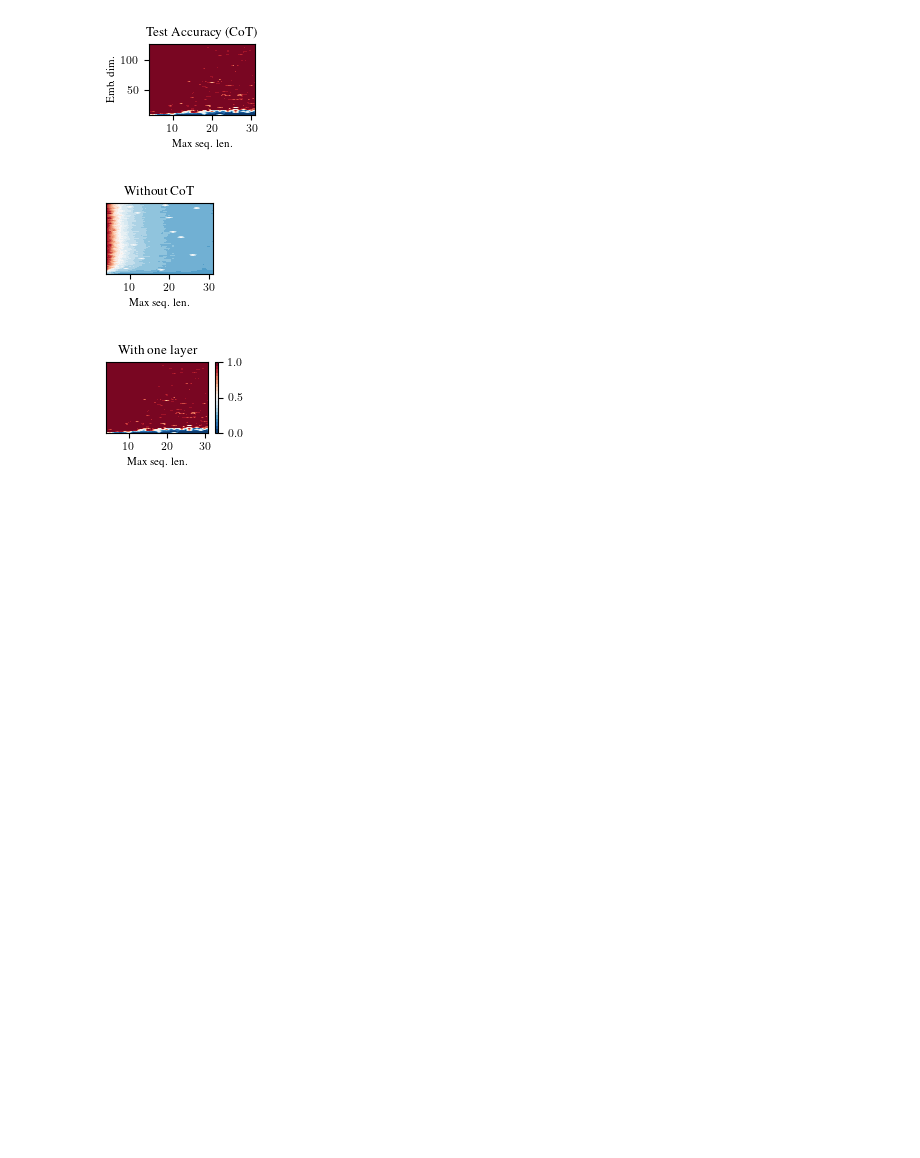
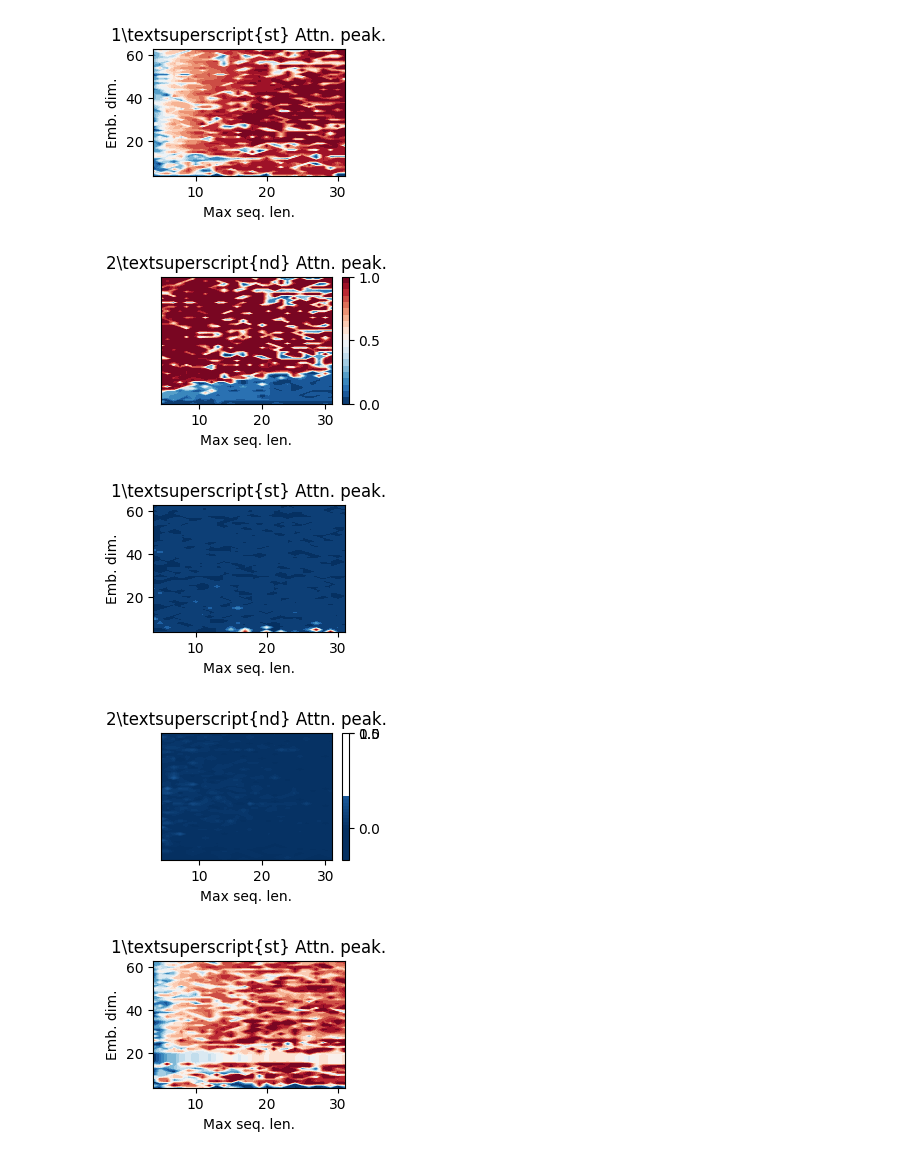
Before and after one commit to fairinternal/composable-llm, a Jupyter notebook: notebooks/show_scaling.ipynb, the cells around one changed output. Cells and saved outputs as stored; diff of their text form; code cells hidden in the pictures; blank space fills up the shorter version.

```diff
--- a/notebooks/show_scaling.ipynb
+++ b/notebooks/show_scaling.ipynb
@@ -53,0 +58,13 @@ for Zi in (
+# %%
+ind = -5
+for pb in problems:
+    data = Z2[pb]
+    X, Y = np.meshgrid(x, y)
+    fig, ax = plt.subplots(1, 1, figsize=(.25 * WIDTH, .25 * HEIGHT))
+    a = ax.contourf(X, Y, data[:, :, ind].T, cmap='RdBu_r', vmin=0, vmax=1, levels=20)
+    c = fig.colorbar(a)
+    c.set_ticks([0, .5, 1])
+    ax.set_xlabel('Max seq. len.')
+    ax.set_ylabel('Emb. dim.')
+    ax.set_title(f'Test Accuracy {pb}')
+    # fig.savefig('polynomial.pdf', bbox_inches='tight')
@@ -54,39 +76,30 @@ for Zi in (
 # %%
-data = Z2[pb1]
-X, Y = np.meshgrid(x, y)
-fig, ax = plt.subplots(1, 1, figsize=(.25 * WIDTH, .25 * HEIGHT))
-a = ax.contourf(X, Y, data[:, :, -1].T, cmap='RdBu_r', vmin=0, vmax=1, levels=20)
-# c = fig.colorbar(a)
-# c.set_ticks([0, .5, 1])
-ax.set_xlabel('Max seq. len.')
-ax.set_ylabel('Emb. dim.')
-ax.set_title('Test Accuracy (CoT)')
-fig.savefig('polynomial.pdf', bbox_inches='tight')
+for pb in problems:
+    data = Z3[pb]
+    X, Y = np.meshgrid(x, y)
+    fig, ax = plt.subplots(1, 1, figsize=(.45 * WIDTH, .45 * HEIGHT))
+    a = ax.contourf(X, Y, data[:, :, ind].T, cmap='RdBu_r', vmin=0, vmax=1, levels=20)
+    # c = fig.colorbar(a)
+    # c.set_ticks([0, .5, 1])
+    ax.set_xlabel('Max seq. len.')
+    ax.set_ylabel('Emb. dim.')
+    ax.set_title(r'1\textsuperscript{st} Attn. peak.')
+    # fig.savefig('parity_attn0.pdf', bbox_inches='tight')
 
-data = Z2[pb2]
-X, Y = np.meshgrid(x, y)
-fig, ax = plt.subplots(1, 1, figsize=(.25 * WIDTH, .25 * HEIGHT))
-a = ax.contourf(X, Y, data[:, :, -1].T, cmap='RdBu_r', vmin=0, vmax=1, levels=20)
-# c = fig.colorbar(a)
-# c.set_ticks([0, .5, 1])
-ax.set_xlabel('Max seq. len.')
-ax.set_yticks([])
-# ax.set_ylabel('Emb. dim.')
-ax.set_title('Without CoT')
-fig.savefig('nocot_nonperm.pdf', bbox_inches='tight')
-
-data = Z2[pb1]
-X, Y = np.meshgrid(x, y)
-fig, ax = plt.subplots(1, 1, figsize=(.3 * WIDTH, .25 * HEIGHT))
-a = ax.contourf(X, Y, data[:, :, -1].T, cmap='RdBu_r', vmin=0, vmax=1, levels=20)
-c = fig.colorbar(a)
-c.set_ticks([0, .5, 1])
-ax.set_xlabel('Max seq. len.')
-ax.set_yticks([])
-# ax.set_ylabel('Emb. dim.')
-ax.set_title('With one layer')
-fig.savefig('onelayer.pdf', bbox_inches='tight')
+    data = Z4[pb]
+    X, Y = np.meshgrid(x, y)
+    fig, ax = plt.subplots(1, 1, figsize=(.5 * WIDTH, .45 * HEIGHT))
+    a = ax.contourf(X, Y, data[:, :, ind].T, cmap='RdBu_r', vmin=0, vmax=1, levels=20)
+    c = fig.colorbar(a)
+    c.set_ticks([0, .5, 1])
+    ax.set_xlabel('Max seq. len.')
+    ax.set_yticks([])
+    # ax.set_ylabel('Emb. dim.')
+    ax.set_title(r'2\textsuperscript{nd} Attn. peak.')
+    # fig.savefig('parity_attn1.pdf', bbox_inches='tight')
 # %% [output]
-[figure, old version]
+[figure, new version]
-[figure, old version]
+[figure, new version]
-[figure, old version]
+[figure, new version]
+[figure, added]
+[figure, added]
```
Also changed, not shown: parts of 8 cells of this notebook, 1 other file.
